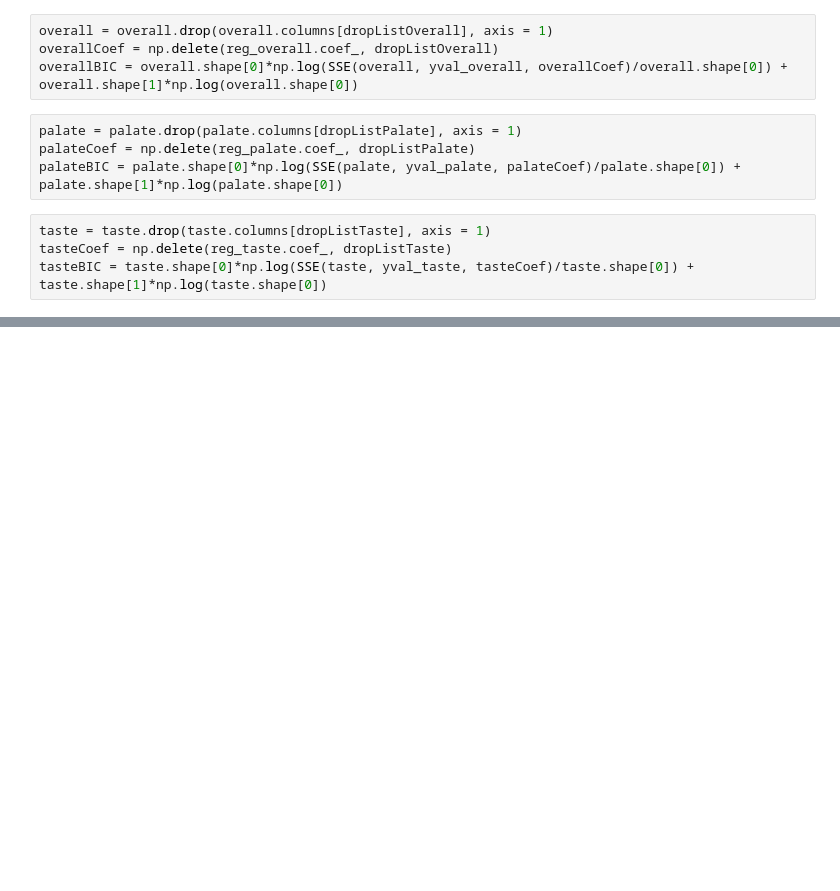
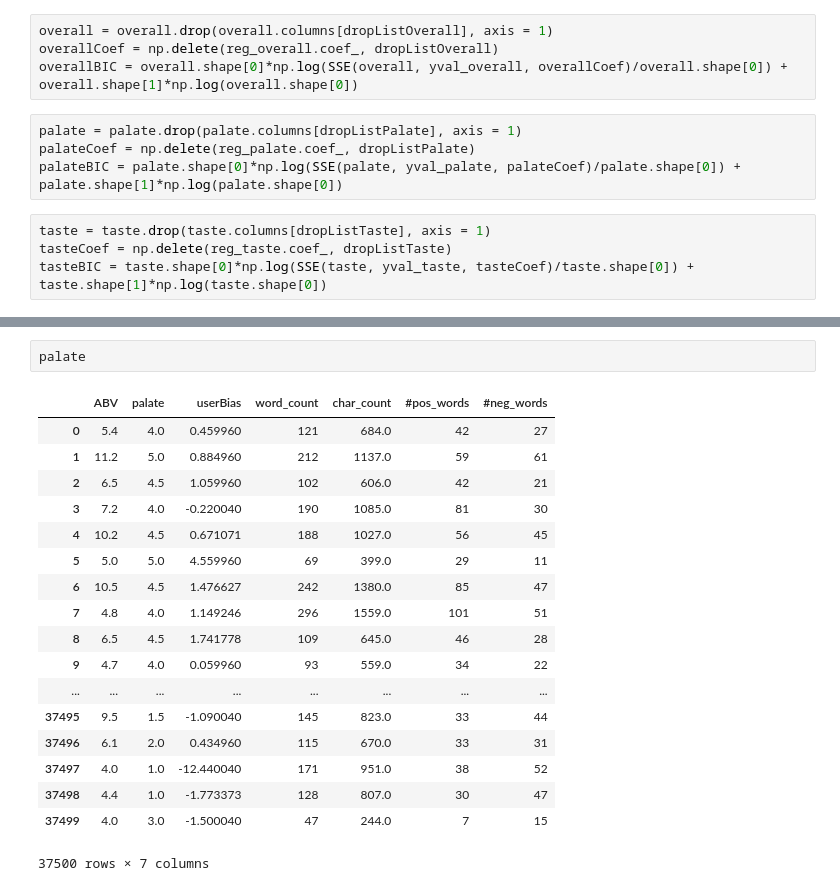
Before and after one commit to jameslabundis/data-401-project-2, a Jupyter notebook: models.ipynb, the cells around one changed output, grey strips where cells are left out. Drawn from its saved outputs; the diff is of its cells as text; blank space fills up the shorter version.

```diff
--- a/models.ipynb
+++ b/models.ipynb
@@ -160,0 +219,21 @@ print(tasteBIC)
+# %%
+palate
+# %% [output]
+|  | ABV | palate | userBias | word_count | char_count | #pos_words | #neg_words |
+| 0 | 5.4 | 4.0 | 0.459960 | 121 | 684.0 | 42 | 27 |
+| 1 | 11.2 | 5.0 | 0.884960 | 212 | 1137.0 | 59 | 61 |
+| 2 | 6.5 | 4.5 | 1.059960 | 102 | 606.0 | 42 | 21 |
+| 3 | 7.2 | 4.0 | -0.220040 | 190 | 1085.0 | 81 | 30 |
+| 4 | 10.2 | 4.5 | 0.671071 | 188 | 1027.0 | 56 | 45 |
+| 5 | 5.0 | 5.0 | 4.559960 | 69 | 399.0 | 29 | 11 |
+| 6 | 10.5 | 4.5 | 1.476627 | 242 | 1380.0 | 85 | 47 |
+| 7 | 4.8 | 4.0 | 1.149246 | 296 | 1559.0 | 101 | 51 |
+| 8 | 6.5 | 4.5 | 1.741778 | 109 | 645.0 | 46 | 28 |
+| 9 | 4.7 | 4.0 | 0.059960 | 93 | 559.0 | 34 | 22 |
+| ... | ... | ... | ... | ... | ... | ... | ... |
+| 37495 | 9.5 | 1.5 | -1.090040 | 145 | 823.0 | 33 | 44 |
+| 37496 | 6.1 | 2.0 | 0.434960 | 115 | 670.0 | 33 | 31 |
+| 37497 | 4.0 | 1.0 | -12.440040 | 171 | 951.0 | 38 | 52 |
+| 37498 | 4.4 | 1.0 | -1.773373 | 128 | 807.0 | 30 | 47 |
+| 37499 | 4.0 | 3.0 | -1.500040 | 47 | 244.0 | 7 | 15 |
+37500 rows × 7 columns
```
Also changed, not shown: parts of 17 cells of this notebook.
